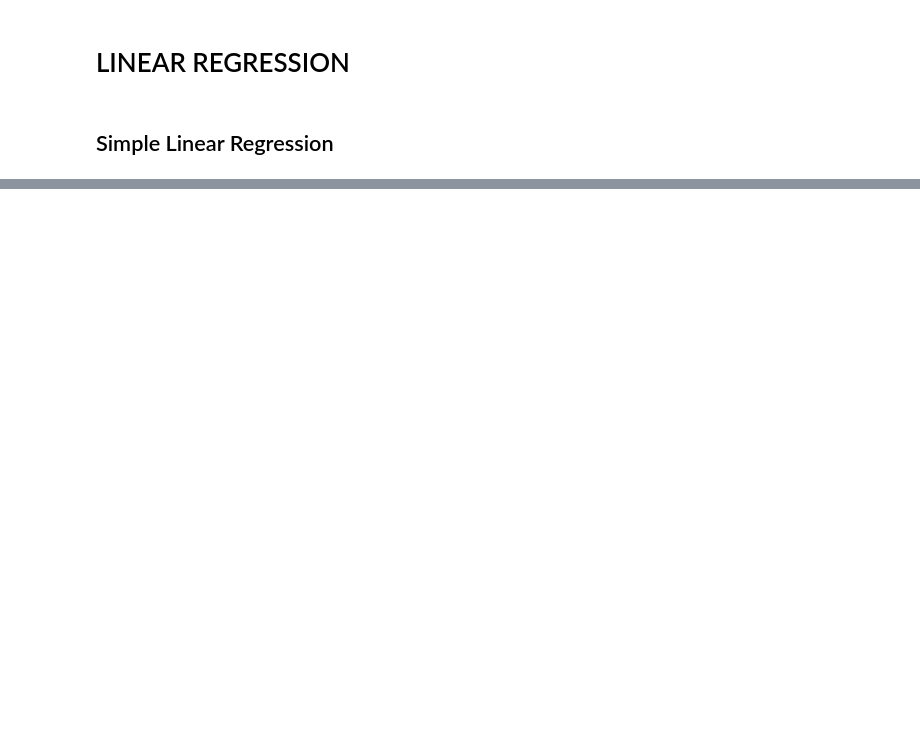
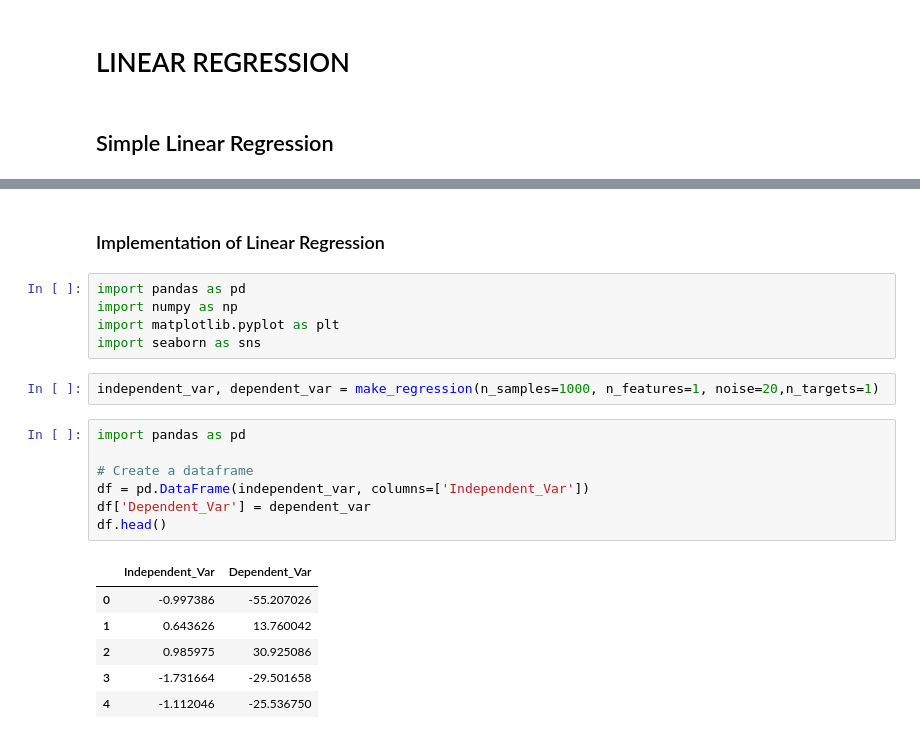
Before and after one commit to DhruTewa/Machine_Learning_Algorithm_Implementation, a Jupyter notebook: Notebooks/Linear_Regression.ipynb, the cells around one changed output, grey strips where cells are left out. Drawn from its saved outputs; the diff is of its cells as text; blank space fills up the shorter version.

```diff
--- a/Notebooks/Linear_Regression.ipynb
+++ b/Notebooks/Linear_Regression.ipynb
@@ -268,0 +359,23 @@ Final parameters: [[1.25853334]
+# %% [markdown]
+### <font color="Light Blue">Implementation of Linear Regression</font>
+# %%
+import pandas as pd
+import numpy as np
+import matplotlib.pyplot as plt
+import seaborn as sns
+# %%
+independent_var, dependent_var = make_regression(n_samples=1000, n_features=1, noise=20,n_targets=1)
+# %%
+import pandas as pd
+
+# Create a dataframe
+df = pd.DataFrame(independent_var, columns=['Independent_Var'])
+df['Dependent_Var'] = dependent_var
+df.head()
+# %% [output]
+|  | Independent_Var | Dependent_Var |
+| 0 | -0.997386 | -55.207026 |
+| 1 | 0.643626 | 13.760042 |
+| 2 | 0.985975 | 30.925086 |
+| 3 | -1.731664 | -29.501658 |
+| 4 | -1.112046 | -25.536750 |
```
Also changed, not shown: parts of 20 cells of this notebook, 1 other file.
